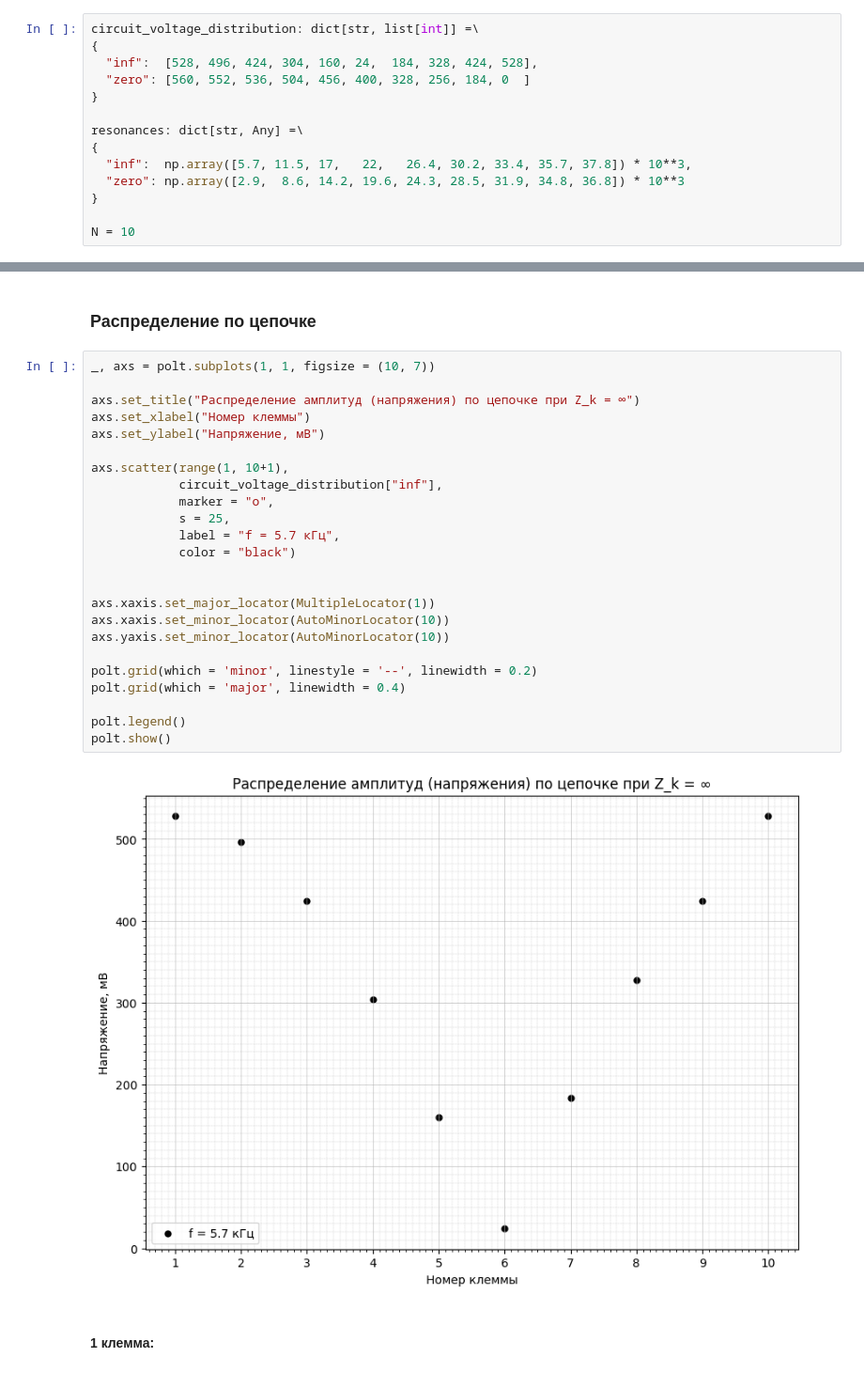
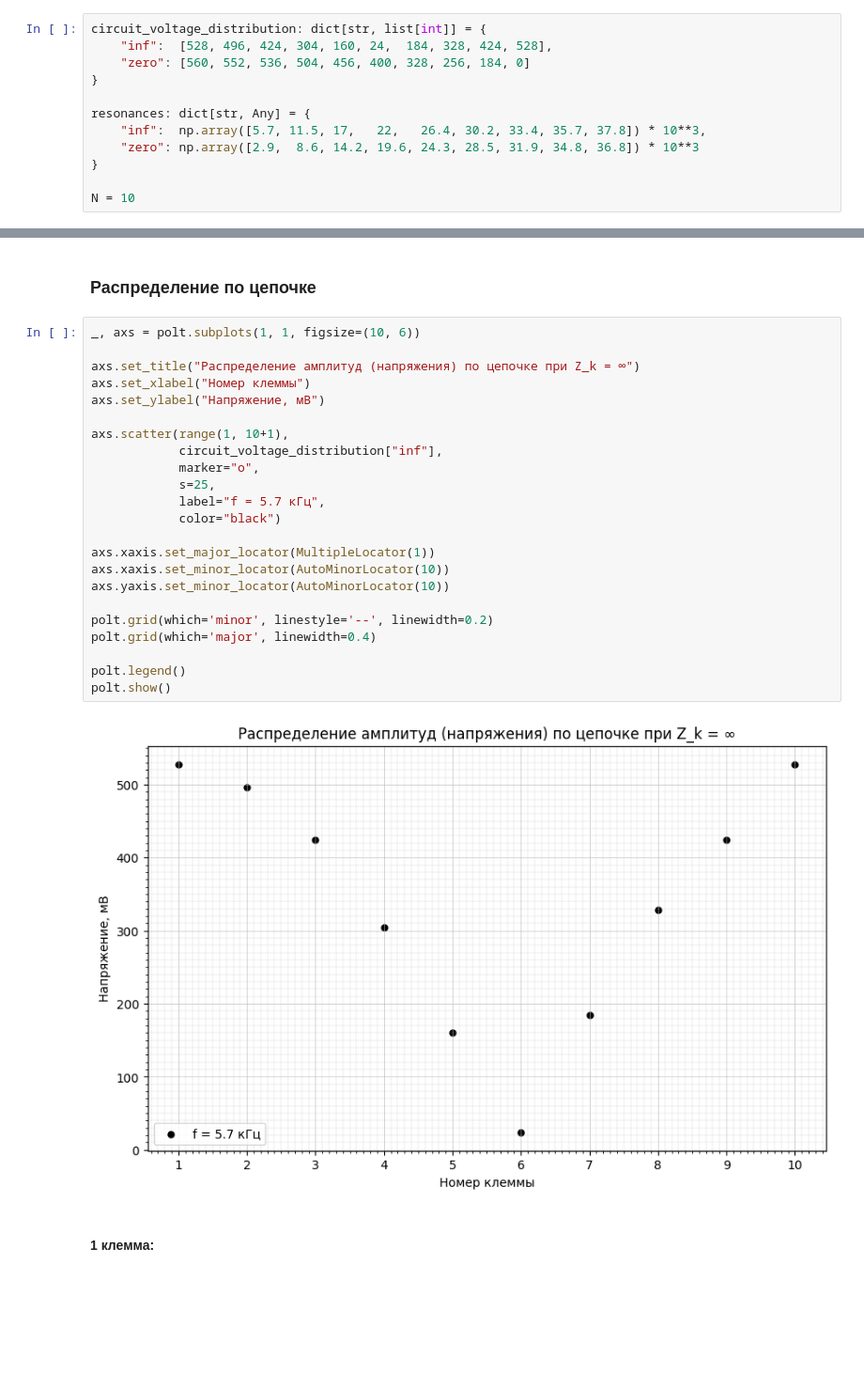
Before and after one commit to UmbrellaLeaf5/physics_lab_works, a Jupyter notebook: 4_sem/222/222.ipynb, the cells around one changed output, grey strips where cells are left out. Shown at 94% size. Cells and saved outputs as stored; diff of their text form; blank space fills up the shorter version.

```diff
--- a/4_sem/222/222.ipynb
+++ b/4_sem/222/222.ipynb
@@ -120,16 +144,14 @@ $Z_k = \infty \implies \omega_m = \frac{2}{\sqrt{L C}} \sin(\frac{m \pi}{2 N})$
 
 $Z_k = 0 \implies \omega_m = \frac{2}{\sqrt{L C}} \sin(\frac{\pi}{4 N} + \frac{m \pi}{2 N})$
 # %%
-circuit_voltage_distribution: dict[str, list[int]] =\
-{
-  "inf":  [528, 496, 424, 304, 160, 24,  184, 328, 424, 528],
-  "zero": [560, 552, 536, 504, 456, 400, 328, 256, 184, 0  ]
+circuit_voltage_distribution: dict[str, list[int]] = {
+    "inf":  [528, 496, 424, 304, 160, 24,  184, 328, 424, 528],
+    "zero": [560, 552, 536, 504, 456, 400, 328, 256, 184, 0]
 }
 
-resonances: dict[str, Any] =\
-{
-  "inf":  np.array([5.7, 11.5, 17,   22,   26.4, 30.2, 33.4, 35.7, 37.8]) * 10**3,
-  "zero": np.array([2.9,  8.6, 14.2, 19.6, 24.3, 28.5, 31.9, 34.8, 36.8]) * 10**3
+resonances: dict[str, Any] = {
+    "inf":  np.array([5.7, 11.5, 17,   22,   26.4, 30.2, 33.4, 35.7, 37.8]) * 10**3,
+    "zero": np.array([2.9,  8.6, 14.2, 19.6, 24.3, 28.5, 31.9, 34.8, 36.8]) * 10**3
 }
 
 N = 10
@@ -179,31 +203,30 @@ Image("pictures/TEK0011.JPG")
 # %% [markdown]
 ### Распределение по цепочке
 # %%
-_, axs = polt.subplots(1, 1, figsize = (10, 7))
+_, axs = polt.subplots(1, 1, figsize=(10, 6))
 
 axs.set_title("Распределение амплитуд (напряжения) по цепочке при Z_k = ∞")
 axs.set_xlabel("Номер клеммы")
 axs.set_ylabel("Напряжение, мВ")
 
 axs.scatter(range(1, 10+1),
             circuit_voltage_distribution["inf"],
-            marker = "o",
-            s = 25,
-            label = "f = 5.7 кГц",
-            color = "black")
-
+            marker="o",
+            s=25,
+            label="f = 5.7 кГц",
+            color="black")
 
 axs.xaxis.set_major_locator(MultipleLocator(1))
 axs.xaxis.set_minor_locator(AutoMinorLocator(10))
 axs.yaxis.set_minor_locator(AutoMinorLocator(10))
 
-polt.grid(which = 'minor', linestyle = '--', linewidth = 0.2)
-polt.grid(which = 'major', linewidth = 0.4)
+polt.grid(which='minor', linestyle='--', linewidth=0.2)
+polt.grid(which='major', linewidth=0.4)
 
 polt.legend()
 polt.show()
 # %% [output]
-[figure, old version]
+[figure, new version]
 # %% [markdown]
 #### 1 клемма:
 # %%
```
Also changed, not shown: parts of 18 cells of this notebook, 3 other files.
